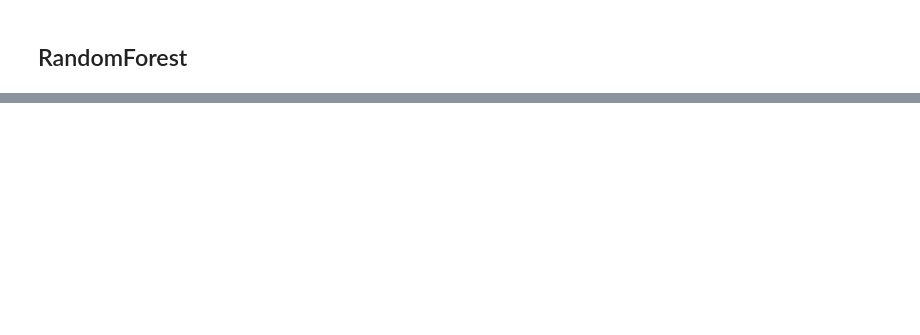
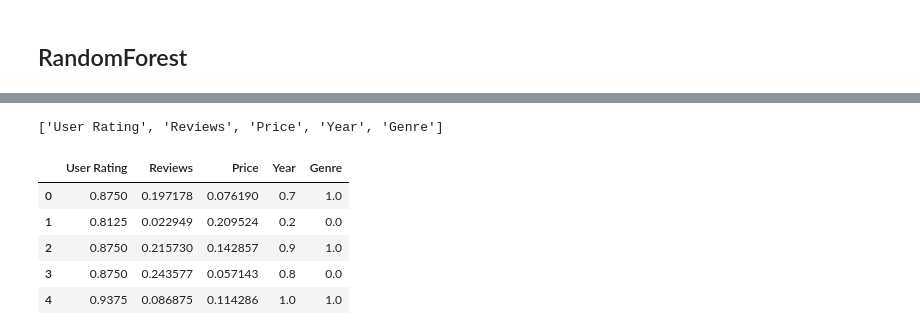
Before and after one commit to MohammadB88/ML_DS_Projects, a Jupyter notebook: kaggle/Amazon_Book_Rating/Amz_book_rating.ipynb, the cells around one changed output, grey strips where cells are left out. Drawn from its saved outputs; the diff is of its cells as text; code cells hidden in the pictures; blank space fills up the shorter version.

Commit message:
Change the Scaler method to MinMaxScaler

```diff
--- a/kaggle/Amazon_Book_Rating/Amz_book_rating.ipynb
+++ b/kaggle/Amazon_Book_Rating/Amz_book_rating.ipynb
@@ -462,0 +545,21 @@ Name: User Rating, dtype: int64
+# %%
+new_feutures = []
+
+for col in X.columns:
+    new_feutures.append(col)
+
+print(new_feutures)
+# %% [output]
+['User Rating', 'Reviews', 'Price', 'Year', 'Genre']
+# %%
+scaler = MinMaxScaler()
+X[new_feutures] = scaler.fit_transform(X[new_feutures])
+# %%
+X.head()
+# %% [output]
+|  | User Rating | Reviews | Price | Year | Genre |
+| 0 | 0.8750 | 0.197178 | 0.076190 | 0.7 | 1.0 |
+| 1 | 0.8125 | 0.022949 | 0.209524 | 0.2 | 0.0 |
+| 2 | 0.8750 | 0.215730 | 0.142857 | 0.9 | 1.0 |
+| 3 | 0.8750 | 0.243577 | 0.057143 | 0.8 | 0.0 |
+| 4 | 0.9375 | 0.086875 | 0.114286 | 1.0 | 1.0 |
```
Also changed, not shown: parts of 48 cells of this notebook.
